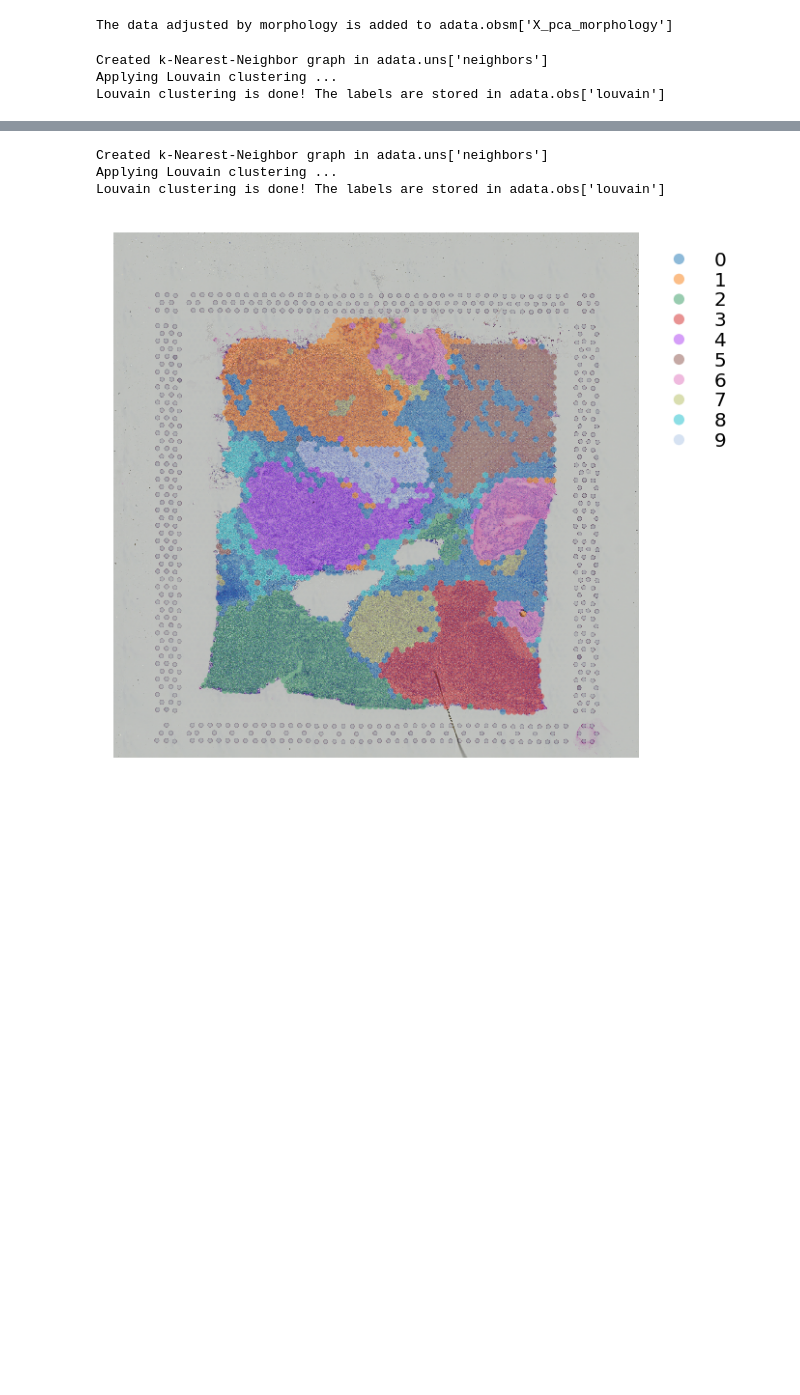
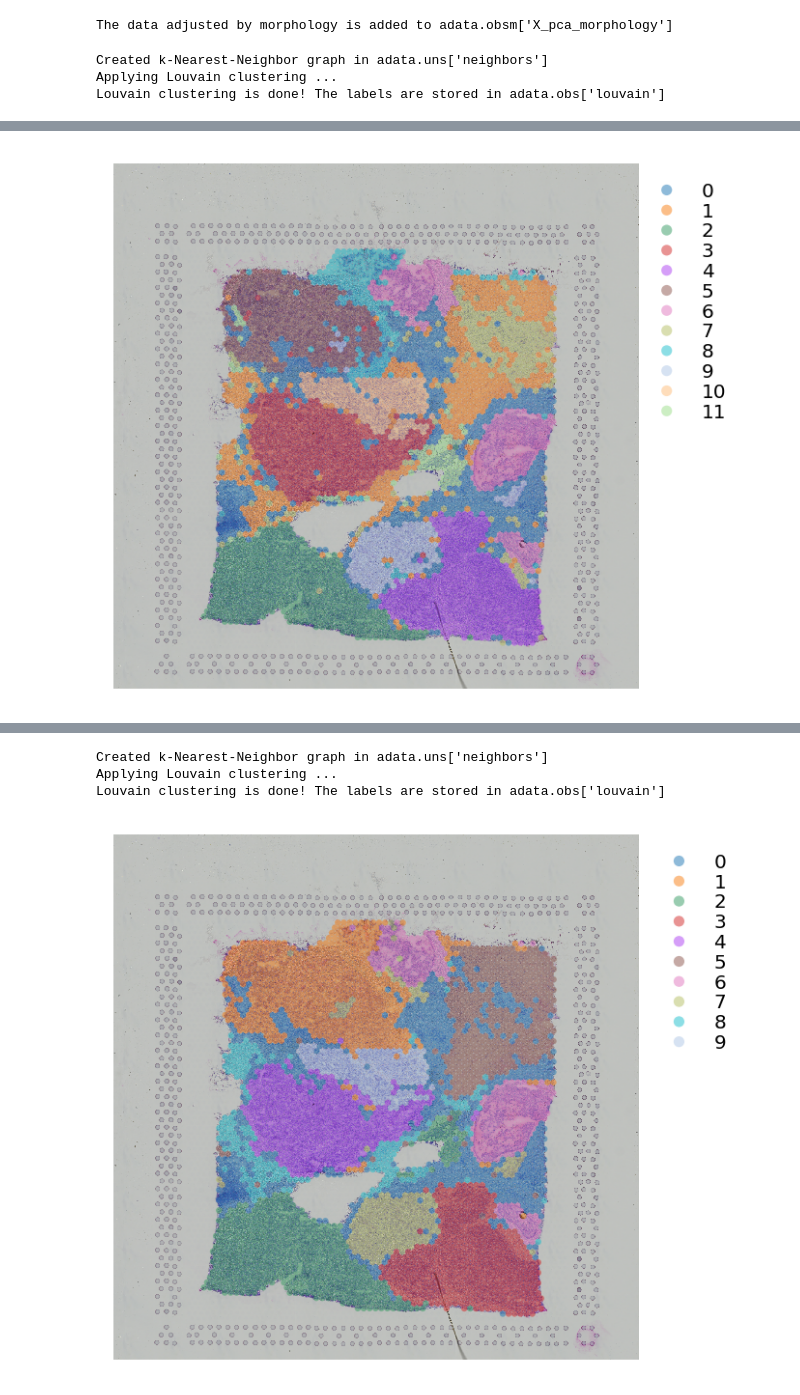
Before and after one commit to BiomedicalMachineLearning/stLearn, a Jupyter notebook: Breast-cancer-test-morphology.ipynb, the cells around one changed output, grey strips where cells are left out. Saved outputs shown, nothing was run; the diff lists cells and outputs as text; code cells hidden in the pictures; blank space fills up the shorter version.

```diff
--- a/Breast-cancer-test-morphology.ipynb
+++ b/Breast-cancer-test-morphology.ipynb
@@ -66,0 +69,3 @@ st.pl.cluster_plot(data,use_label="louvain",data_alpha=0.5)
+# %%
+import pandas as pd
+seurat_cluster = pd.read_table("../TBI_analysis/seurat_cluster.txt",header=None)
@@ -66,0 +76,14 @@ st.pl.cluster_plot(data,use_label="louvain",data_alpha=0.5)
+# %%
+data.obs["seurat"] = seurat_cluster.values.reshape(1,-1)[0].astype('U')
+# %%
+import numpy as np
+from natsort import natsorted
+data.obs["seurat"] = pd.Categorical(
+        values=np.array(data.obs["seurat"]).astype('U'),
+        categories=natsorted(np.unique(np.array(data.obs["seurat"])).astype('U')),
+    )
+# %%
+
+st.pl.cluster_plot(data,use_label="seurat",data_alpha=0.5)
+# %% [output]
+[figure, added]
```
Also changed, not shown: parts of 12 cells of this notebook, 2 other files.
